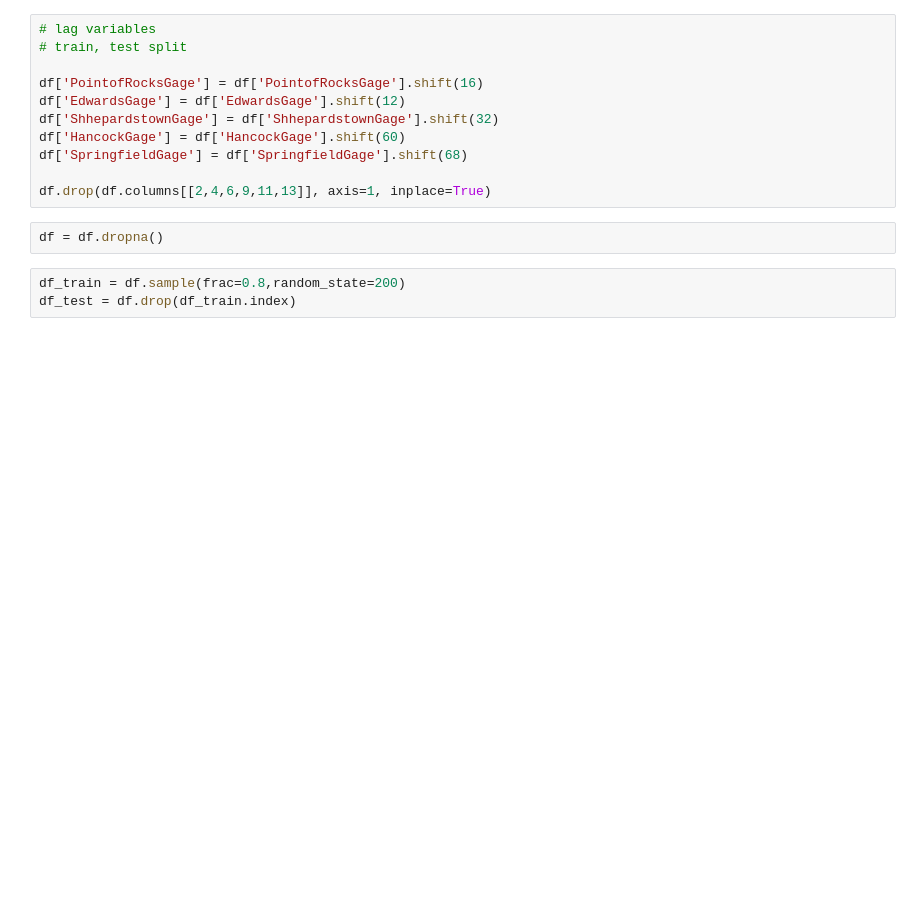
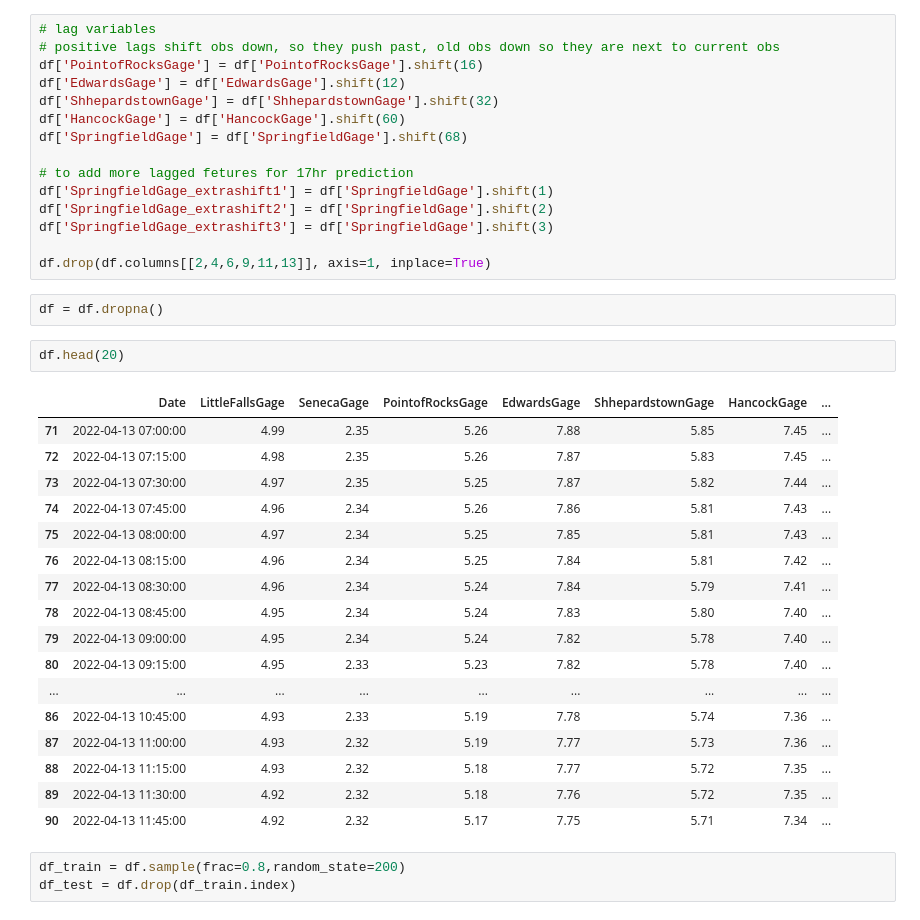
Before and after one commit to jt-hunter/River_data_scrap, a Jupyter notebook: Modeling Analysis.ipynb, the cells around one changed output. Drawn from its saved outputs; the diff is of its cells as text; blank space fills up the shorter version.

```diff
--- a/Modeling Analysis.ipynb
+++ b/Modeling Analysis.ipynb
@@ -46,17 +46,41 @@ In the advanced future predictions, the gages close to the target gage won't be
 For example, a 24 hr future prediction will be retricted to use data from stations that are best correlated by 24 hrs or more. That gives time for the water to flow down to the target gage.
 # %%
 # lag variables
-# train, test split
-
+# positive lags shift obs down, so they push past, old obs down so they are next to current obs
 df['PointofRocksGage'] = df['PointofRocksGage'].shift(16)
 df['EdwardsGage'] = df['EdwardsGage'].shift(12)
 df['ShhepardstownGage'] = df['ShhepardstownGage'].shift(32)
 df['HancockGage'] = df['HancockGage'].shift(60)
 df['SpringfieldGage'] = df['SpringfieldGage'].shift(68)
 
+# to add more lagged fetures for 17hr prediction
+df['SpringfieldGage_extrashift1'] = df['SpringfieldGage'].shift(1)
+df['SpringfieldGage_extrashift2'] = df['SpringfieldGage'].shift(2)
+df['SpringfieldGage_extrashift3'] = df['SpringfieldGage'].shift(3)
+
 df.drop(df.columns[[2,4,6,9,11,13]], axis=1, inplace=True)
 # %%
 df = df.dropna()
+# %%
+df.head(20)
+# %% [output]
+|  | Date | LittleFallsGage | SenecaGage | PointofRocksGage | EdwardsGage | ShhepardstownGage | HancockGage | ... |
+| 71 | 2022-04-13 07:00:00 | 4.99 | 2.35 | 5.26 | 7.88 | 5.85 | 7.45 | ... |
+| 72 | 2022-04-13 07:15:00 | 4.98 | 2.35 | 5.26 | 7.87 | 5.83 | 7.45 | ... |
+| 73 | 2022-04-13 07:30:00 | 4.97 | 2.35 | 5.25 | 7.87 | 5.82 | 7.44 | ... |
+| 74 | 2022-04-13 07:45:00 | 4.96 | 2.34 | 5.26 | 7.86 | 5.81 | 7.43 | ... |
+| 75 | 2022-04-13 08:00:00 | 4.97 | 2.34 | 5.25 | 7.85 | 5.81 | 7.43 | ... |
+| 76 | 2022-04-13 08:15:00 | 4.96 | 2.34 | 5.25 | 7.84 | 5.81 | 7.42 | ... |
+| 77 | 2022-04-13 08:30:00 | 4.96 | 2.34 | 5.24 | 7.84 | 5.79 | 7.41 | ... |
+| 78 | 2022-04-13 08:45:00 | 4.95 | 2.34 | 5.24 | 7.83 | 5.80 | 7.40 | ... |
+| 79 | 2022-04-13 09:00:00 | 4.95 | 2.34 | 5.24 | 7.82 | 5.78 | 7.40 | ... |
+| 80 | 2022-04-13 09:15:00 | 4.95 | 2.33 | 5.23 | 7.82 | 5.78 | 7.40 | ... |
+| ... | ... | ... | ... | ... | ... | ... | ... | ... |
+| 86 | 2022-04-13 10:45:00 | 4.93 | 2.33 | 5.19 | 7.78 | 5.74 | 7.36 | ... |
+| 87 | 2022-04-13 11:00:00 | 4.93 | 2.32 | 5.19 | 7.77 | 5.73 | 7.36 | ... |
+| 88 | 2022-04-13 11:15:00 | 4.93 | 2.32 | 5.18 | 7.77 | 5.72 | 7.35 | ... |
+| 89 | 2022-04-13 11:30:00 | 4.92 | 2.32 | 5.18 | 7.76 | 5.72 | 7.35 | ... |
+| 90 | 2022-04-13 11:45:00 | 4.92 | 2.32 | 5.17 | 7.75 | 5.71 | 7.34 | ... |
 # %%
 df_train = df.sample(frac=0.8,random_state=200)
 df_test = df.drop(df_train.index)
```
Also changed, not shown: parts of 6 cells of this notebook.
